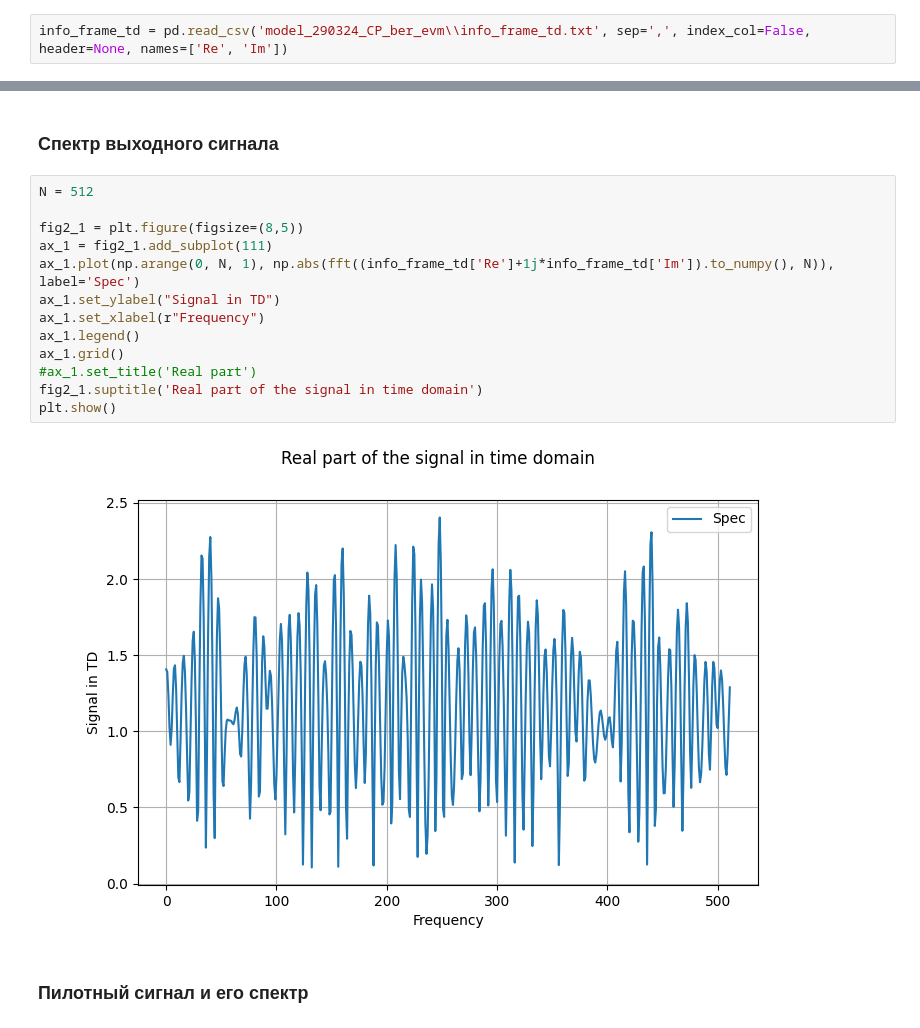
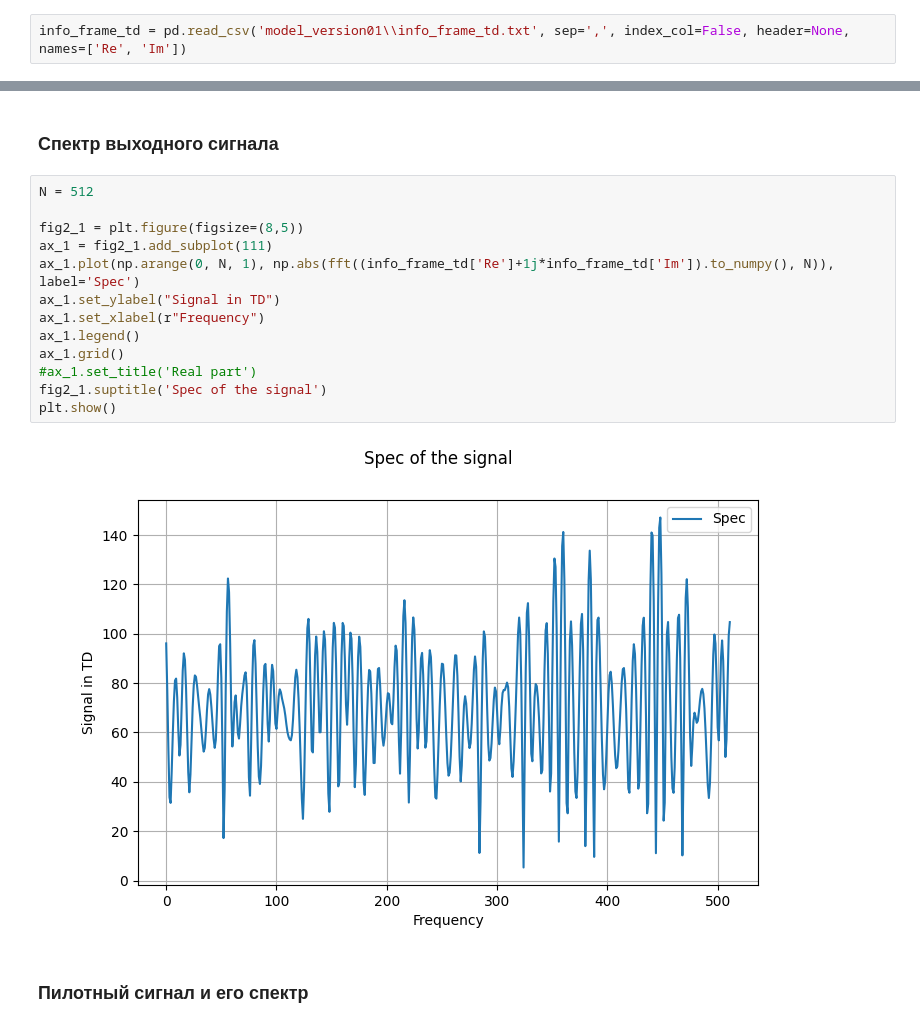
Before and after one commit to isvoropaev02/OFDM, a Jupyter notebook: model_performance.ipynb, the cells around one changed output, grey strips where cells are left out. Cells and saved outputs as stored; diff of their text form.

Commit message:
graphs

```diff
--- a/model_performance.ipynb
+++ b/model_performance.ipynb
@@ -51,7 +69,7 @@ plt.show()
 # %% [markdown]
 ### Фрейм во временной области и добавление циклического префикса
 # %%
-info_frame_td = pd.read_csv('model_290324_CP_ber_evm\\info_frame_td.txt', sep=',', index_col=False, header=None, names=['Re', 'Im'])
+info_frame_td = pd.read_csv('model_version01\\info_frame_td.txt', sep=',', index_col=False, header=None, names=['Re', 'Im'])
 # %%
 cp_size = int(len(info_frame_td['Re'])/3)
 
@@ -73,18 +91,18 @@ plt.show()
 # %%
 N = 512
 
 fig2_1 = plt.figure(figsize=(8,5))
 ax_1 = fig2_1.add_subplot(111)
 ax_1.plot(np.arange(0, N, 1), np.abs(fft((info_frame_td['Re']+1j*info_frame_td['Im']).to_numpy(), N)), label='Spec')
 ax_1.set_ylabel("Signal in TD")
 ax_1.set_xlabel(r"Frequency")
 ax_1.legend()
 ax_1.grid()
 #ax_1.set_title('Real part')
-fig2_1.suptitle('Real part of the signal in time domain')
+fig2_1.suptitle('Spec of the signal')
 plt.show()
 # %% [output]
-[figure, old version]
+[figure, new version]
 # %% [markdown]
 ### Пилотный сигнал и его спектр
 # %%
```
Also changed, not shown: parts of 7 cells of this notebook, 21 other files.
